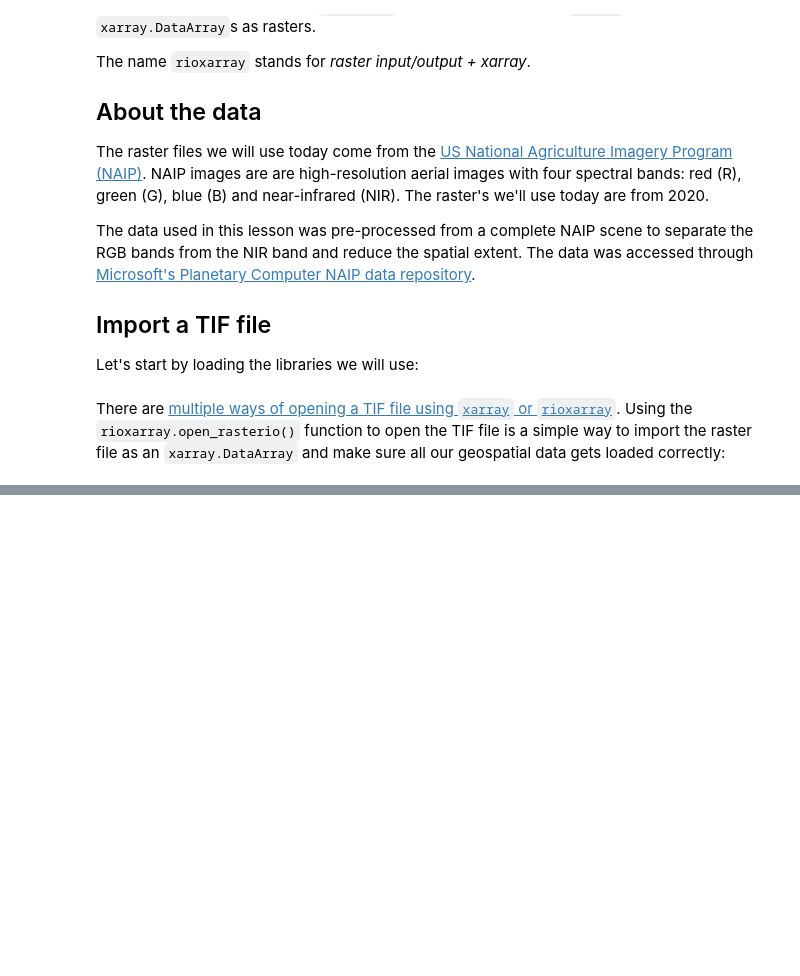
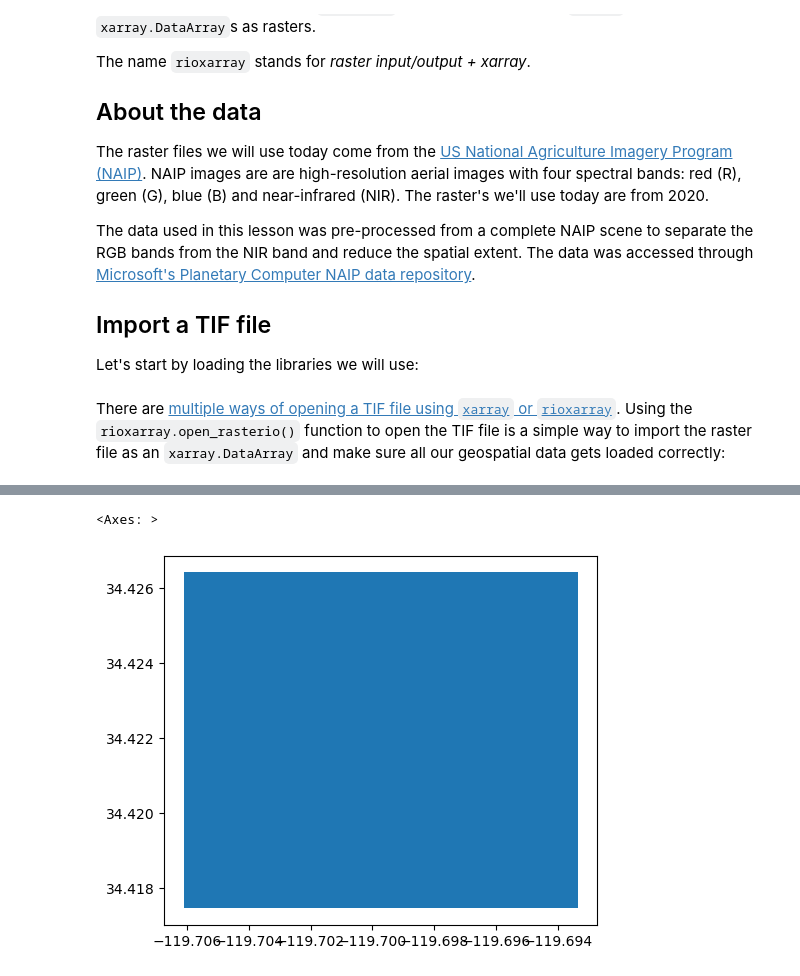
Before and after one commit to kylienewcomer/eds220-2025-in-class, a Jupyter notebook: week8-rioxarray-STUDENTS.ipynb, the cells around one changed output, grey strips where cells are left out. Saved outputs shown, nothing was run; the diff lists cells and outputs as text; code cells hidden in the pictures; blank space fills up the shorter version.

```diff
--- a/week8-rioxarray-STUDENTS.ipynb
+++ b/week8-rioxarray-STUDENTS.ipynb
@@ -30,0 +158,7 @@ root = os.path.join('data', 'rioxarray_lesson_data')
+# %%
+fp = os.path.join(root, 'SB_aoi.geojson')
+aoi = gpd.read_file(fp)
+aoi.plot()
+# %% [output]
+<Axes: >
+[figure, added]
```
Also changed, not shown: parts of 36 cells of this notebook.
